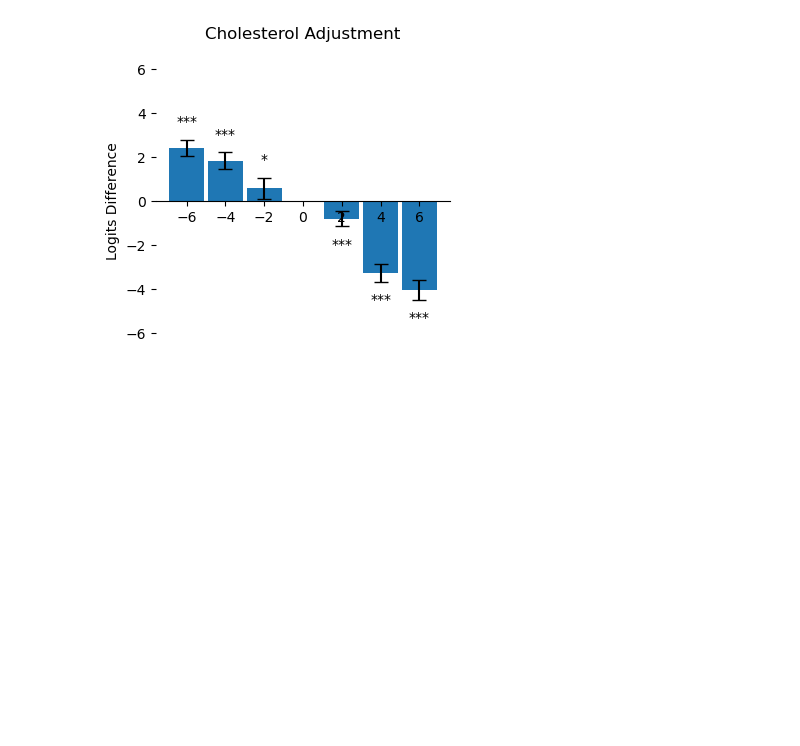
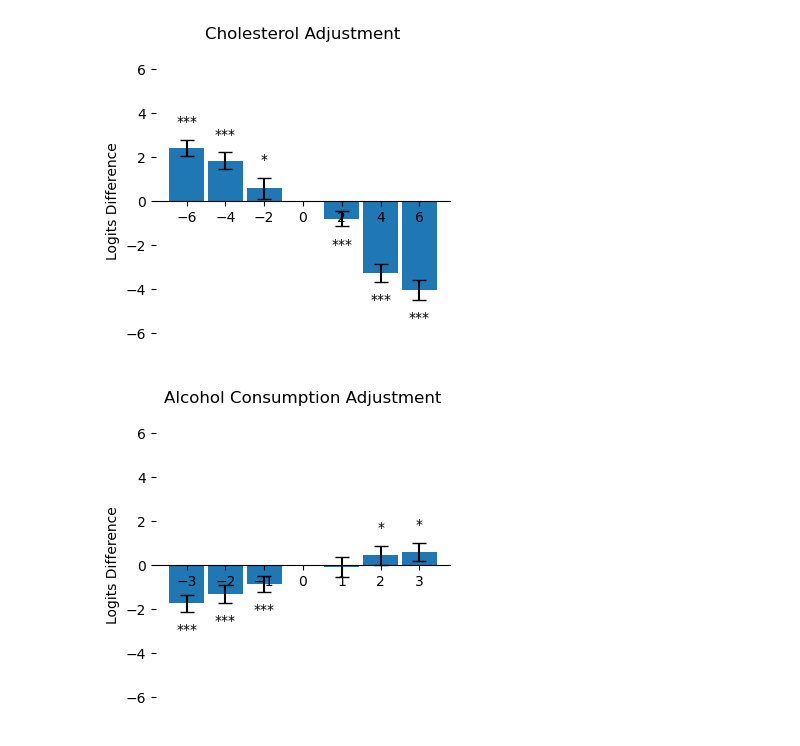
Before and after one commit to aorliche/PNC, a Jupyter notebook: UKB-AD/UKBAD3DeltaADGraph.ipynb, the cells around one changed output. Saved outputs shown, nothing was run; the diff lists cells and outputs as text; code cells hidden in the pictures; blank space fills up the shorter version.

```diff
--- a/UKB-AD/UKBAD3DeltaADGraph.ipynb
+++ b/UKB-AD/UKBAD3DeltaADGraph.ipynb
@@ -263,3 +263,11 @@ errs = [2.078190422,1.652308027,1.641648111,1.507214104,1.753879287,2.081471372]
 showfig(logits, diffs, errs, 'Cholesterol')
 # %% [output]
 [figure]
+# %%
+logits = [-0.8558178215,-1.317640046,-1.747903512,-0.09444809633,0.4443532224,0.5824596634]
+diffs = [-1,-2,-3,1,2,3]
+errs = [1.572112486,1.838628339,1.734390163,1.963808998,1.911880183,1.837218672]
+
+showfig(logits, diffs, errs, 'Alcohol Consumption')
+# %% [output]
+[figure, added]
```
Also changed, not shown: parts of 1 cell of this notebook, 5 other files.
